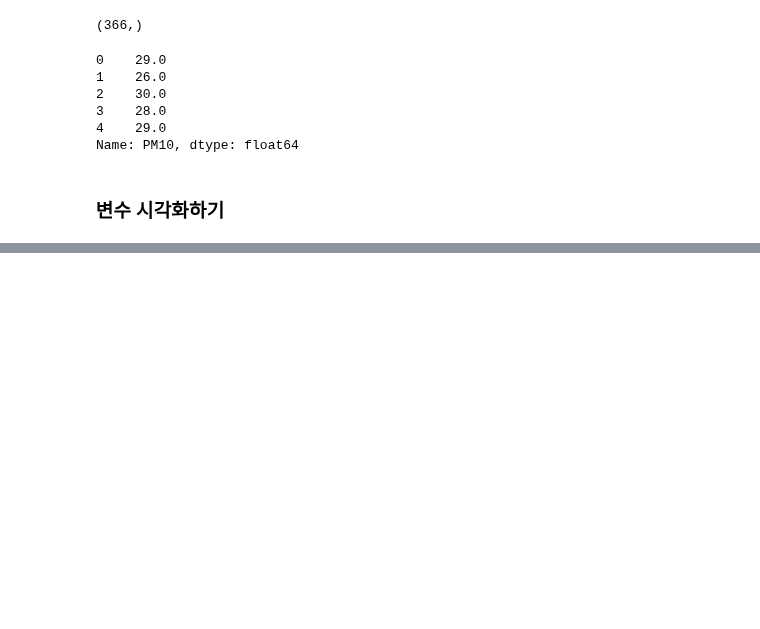
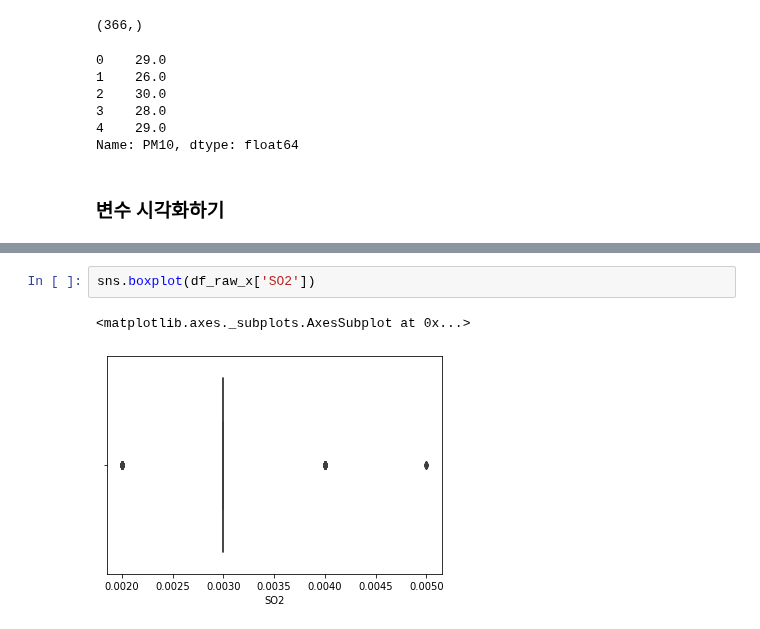
Before and after one commit to mjiii25/posco-academy, a Jupyter notebook: Big-Data/Assignment-1/vitalfew-graph.ipynb, the cells around one changed output, grey strips where cells are left out. Saved outputs shown, nothing was run; the diff lists cells and outputs as text; blank space fills up the shorter version.

```diff
--- a/Big-Data/Assignment-1/vitalfew-graph.ipynb
+++ b/Big-Data/Assignment-1/vitalfew-graph.ipynb
@@ -168,0 +153,5 @@ array([[ 2.56261587, -0.56709216, -0.10286532, ..., -1.32764173,
+# %%
+sns.boxplot(df_raw_x['SO2'])
+# %% [output]
+<matplotlib.axes._subplots.AxesSubplot at 0x...>
+[figure, added]
```
Also changed, not shown: parts of 12 cells of this notebook.
